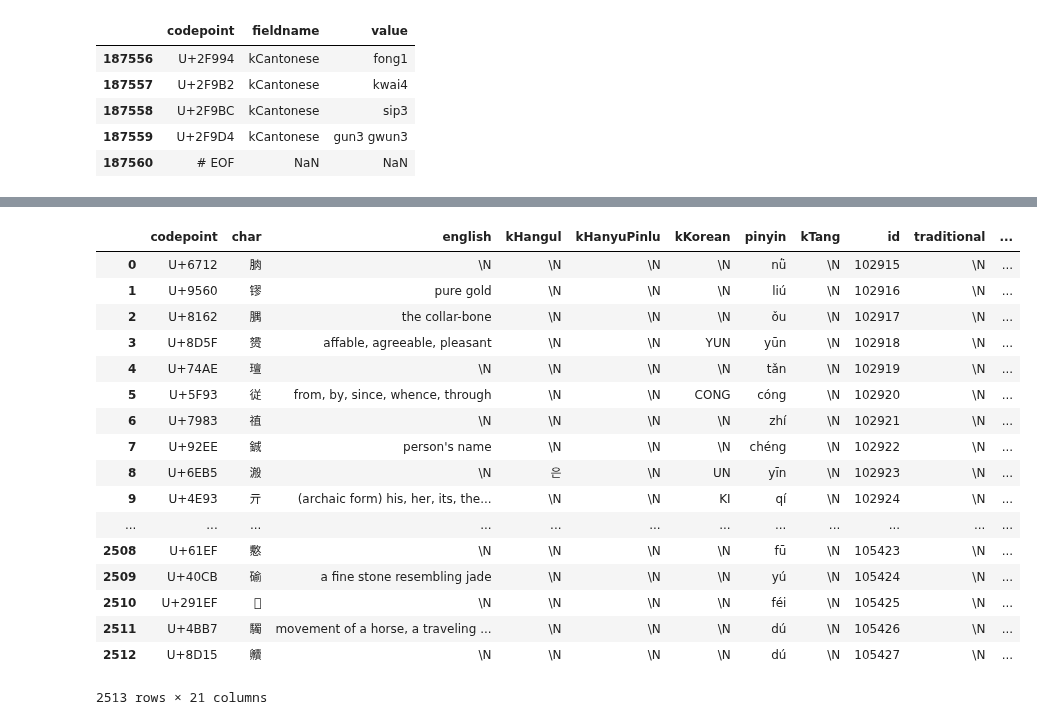
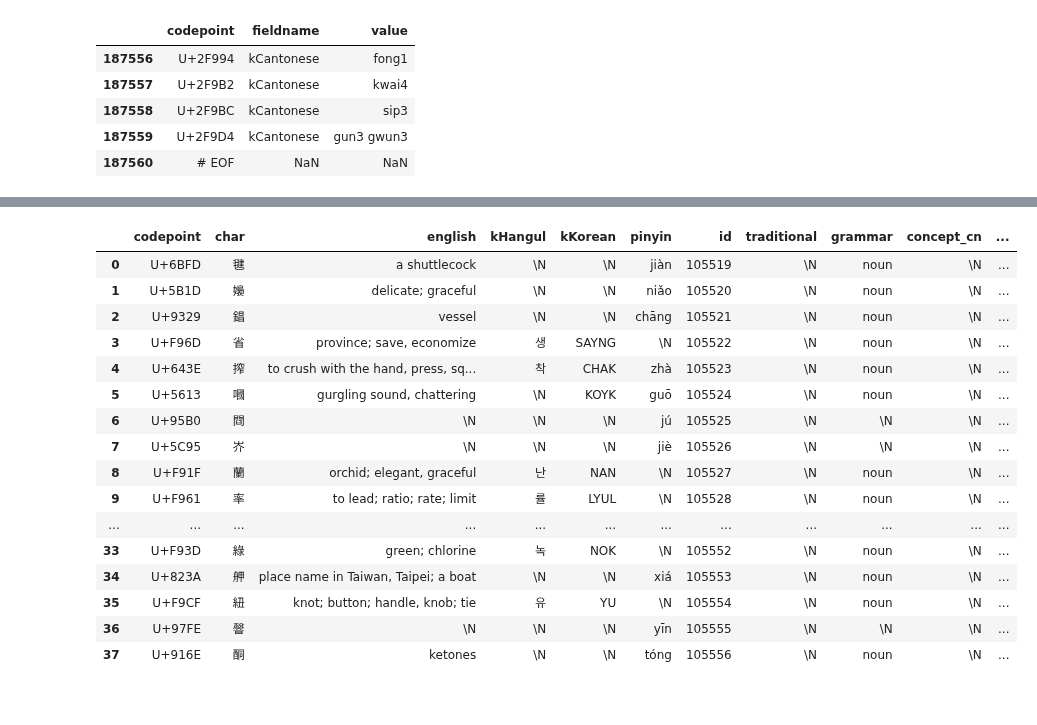
Before and after one commit to alexamies/chinesenotes.com, a Jupyter notebook: python/unihan.ipynb, the cells around one changed output, grey strips where cells are left out. Drawn from its saved outputs; the diff is of its cells as text; code cells hidden in the pictures.

```diff
--- a/python/unihan.ipynb
+++ b/python/unihan.ipynb
@@ -32,7 +32,7 @@ readings.tail()
 | 187559 | U+2F9D4 | kCantonese | gun3 gwun3 |
 | 187560 | # EOF | NaN | NaN |
 # %%
-chinese = u'𪙾'
+chinese = u'彙'
 cp = 'U+' + hex(ord(chinese)).replace('0x', '').upper()
 chineseDf = readings[readings.codepoint == cp]
 chineseDf
@@ -96,6 +102,6 @@ yín
 # %%
 # Generate lexical entries for the characters in file unknown.txt
-luid = 102915
+luid = 105519
 colnames = ['codepoint', 'char']
 types = {'char': np.string_, 'codepoint': np.string_}
 unknownDF = pd.read_table('unknown.txt', names = colnames, dtype=types, header = None)
@@ -203,39 +206,40 @@ unknownDF
 # %%
 unknownDF['id'] = range(luid, luid + len(unknownDF))
 unknownDF['traditional'] = "\\N"
+#getEng = lambda x: x.english if x.english != "" else "\\N"
+#unknownDF['english'] = unknownDF.apply(getEng, axis = 1)
 getGrammar = lambda x: "noun" if x.english != "\\N" else "\\N"
 unknownDF['grammar'] = unknownDF.apply(getGrammar, axis = 1)
 unknownDF['concept_cn'] = "\\N"
 unknownDF['concept_en'] = "\\N"
-unknownDF['domain_cn'] = "古文"
-unknownDF['domain_en'] = "Classical Chinese"
+unknownDF['domain_cn'] = "文言文"
+unknownDF['domain_en'] = "Literary Chinese"
 unknownDF['subdomain_cn'] = "\\N"
 unknownDF['subdomain_en'] = "\\N"
 unknownDF['mp3'] = "\\N"
 unknownDF['image'] = "\\N"
 writeNotes = lambda c: "(Unihan '" + c + "')"
 unknownDF['notes'] = unknownDF['char'].map(writeNotes)
 unknownDF['headword'] = unknownDF['id']
 unknownDF
 # %% [output]
-|  | codepoint | char | english | kHangul | kHanyuPinlu | kKorean | pinyin | kTang | id | traditional | ... |
-| 0 | U+6712 | 朒 | \N | \N | \N | \N | nǜ | \N | 102915 | \N | ... |
-| 1 | U+9560 | 镠 | pure gold | \N | \N | \N | liú | \N | 102916 | \N | ... |
-| 2 | U+8162 | 腢 | the collar-bone | \N | \N | \N | ǒu | \N | 102917 | \N | ... |
-| 3 | U+8D5F | 赟 | affable, agreeable, pleasant | \N | \N | YUN | yūn | \N | 102918 | \N | ... |
-| 4 | U+74AE | 璮 | \N | \N | \N | \N | tǎn | \N | 102919 | \N | ... |
-| 5 | U+5F93 | 従 | from, by, since, whence, through | \N | \N | CONG | cóng | \N | 102920 | \N | ... |
-| 6 | U+7983 | 禃 | \N | \N | \N | \N | zhí | \N | 102921 | \N | ... |
-| 7 | U+92EE | 鋮 | person's name | \N | \N | \N | chéng | \N | 102922 | \N | ... |
-| 8 | U+6EB5 | 溵 | \N | 은 | \N | UN | yīn | \N | 102923 | \N | ... |
-| 9 | U+4E93 | 亓 | (archaic form) his, her, its, the... | \N | \N | KI | qí | \N | 102924 | \N | ... |
+|  | codepoint | char | english | kHangul | kKorean | pinyin | id | traditional | grammar | concept_cn | ... |
+| 0 | U+6BFD | 毽 | a shuttlecock | \N | \N | jiàn | 105519 | \N | noun | \N | ... |
+| 1 | U+5B1D | 嬝 | delicate; graceful | \N | \N | niǎo | 105520 | \N | noun | \N | ... |
+| 2 | U+9329 | 錩 | vessel | \N | \N | chāng | 105521 | \N | noun | \N | ... |
+| 3 | U+F96D | 省 | province; save, economize | 생 | SAYNG | \N | 105522 | \N | noun | \N | ... |
+| 4 | U+643E | 搾 | to crush with the hand, press, sq... | 착 | CHAK | zhà | 105523 | \N | noun | \N | ... |
+| 5 | U+5613 | 嘓 | gurgling sound, chattering | \N | KOYK | guō | 105524 | \N | noun | \N | ... |
+| 6 | U+95B0 | 閰 | \N | \N | \N | jú | 105525 | \N | \N | \N | ... |
+| 7 | U+5C95 | 岕 | \N | \N | \N | jiè | 105526 | \N | \N | \N | ... |
+| 8 | U+F91F | 蘭 | orchid; elegant, graceful | 난 | NAN | \N | 105527 | \N | noun | \N | ... |
+| 9 | U+F961 | 率 | to lead; ratio; rate; limit | 률 | LYUL | \N | 105528 | \N | noun | \N | ... |
 | ... | ... | ... | ... | ... | ... | ... | ... | ... | ... | ... | ... |
-| 2508 | U+61EF | 懯 | \N | \N | \N | \N | fū | \N | 105423 | \N | ... |
-| 2509 | U+40CB | 䃋 | a fine stone resembling jade | \N | \N | \N | yú | \N | 105424 | \N | ... |
-| 2510 | U+291EF | 𩇯 | \N | \N | \N | \N | féi | \N | 105425 | \N | ... |
-| 2511 | U+4BB7 | 䮷 | movement of a horse, a traveling ... | \N | \N | \N | dú | \N | 105426 | \N | ... |
-| 2512 | U+8D15 | 贕 | \N | \N | \N | \N | dú | \N | 105427 | \N | ... |
+| 33 | U+F93D | 綠 | green; chlorine | 녹 | NOK | \N | 105552 | \N | noun | \N | ... |
+| 34 | U+823A | 舺 | place name in Taiwan, Taipei; a boat | \N | \N | xiá | 105553 | \N | noun | \N | ... |
+| 35 | U+F9CF | 紐 | knot; button; handle, knob; tie | 유 | YU | \N | 105554 | \N | noun | \N | ... |
+| 36 | U+97FE | 韾 | \N | \N | \N | yīn | 105555 | \N | \N | \N | ... |
+| 37 | U+916E | 酮 | ketones | \N | \N | tóng | 105556 | \N | noun | \N | ... |
-2513 rows × 21 columns
 # %%
 cols = ['id', 'char', 'traditional', 'pinyin', 'english', 'grammar', 'concept_cn', 'concept_en', 'domain_cn', 'domain_en', 'subdomain_cn', 'subdomain_en', 'mp3', 'image', 'notes', 'headword']
 unknownDF = unknownDF[cols]
```
Also changed, not shown: parts of 8 cells of this notebook, 16 other files.
